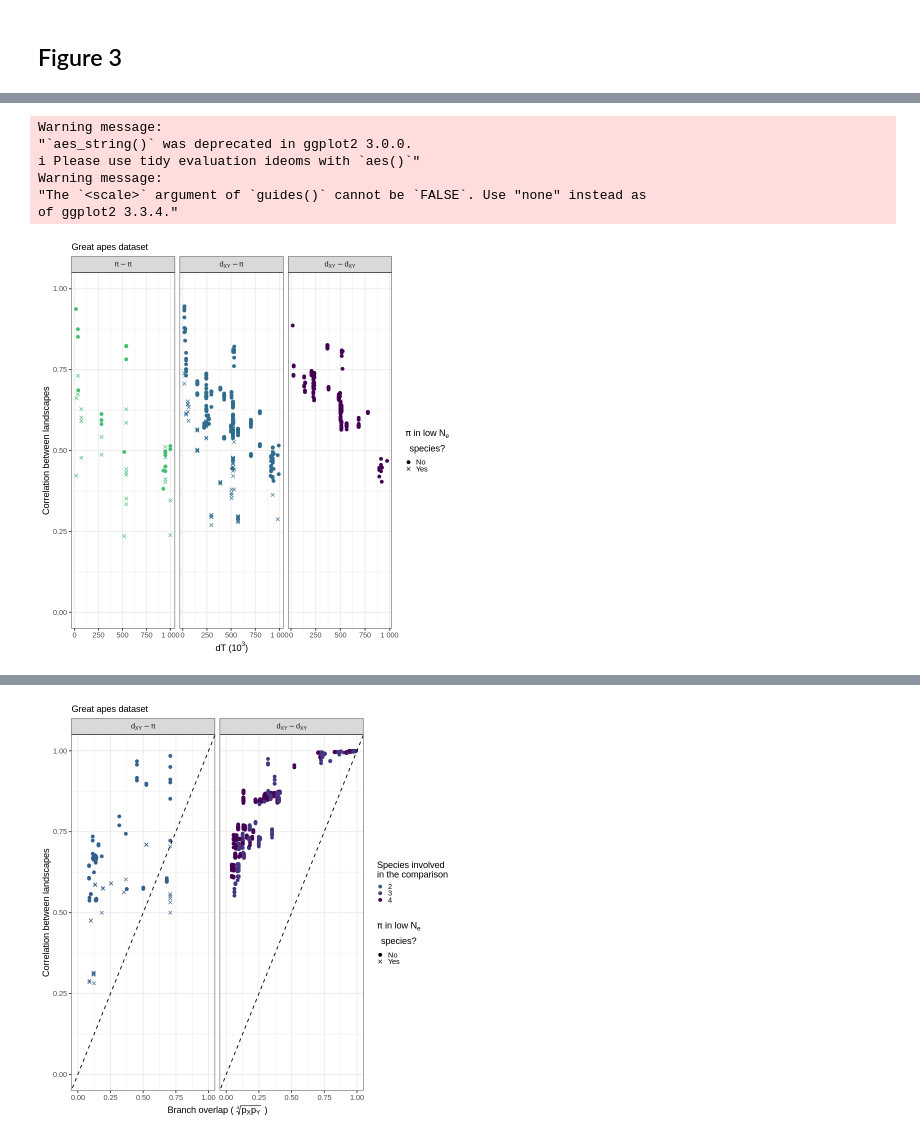
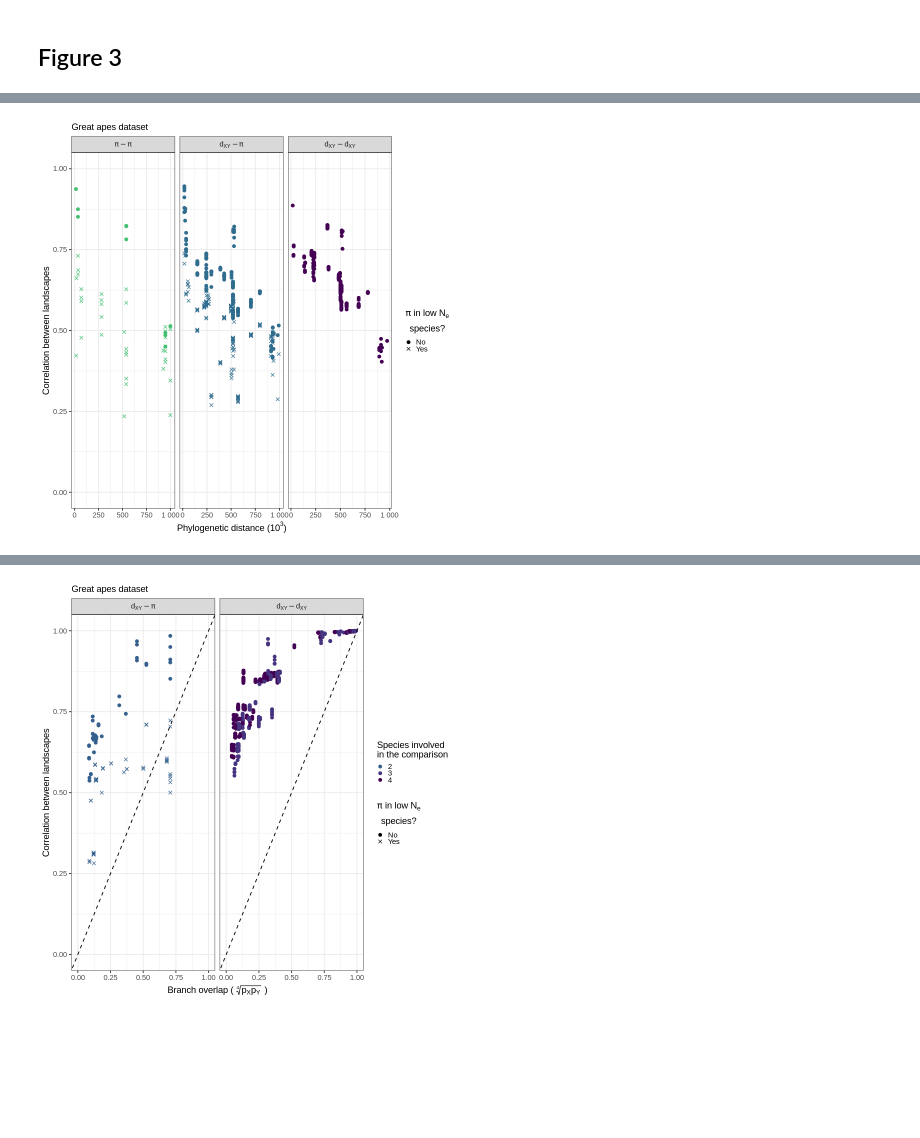
Before and after one commit to kr-colab/greatapes_sims, a Jupyter notebook: scripts/R/paper_figs.ipynb, the cells around one changed output, grey strips where cells are left out. Cells and saved outputs as stored; diff of their text form; code cells hidden in the pictures; blank space fills up the shorter version.

```diff
--- a/scripts/R/paper_figs.ipynb
+++ b/scripts/R/paper_figs.ipynb
@@ -88,29 +122,23 @@ df[,c("combo1","combo2")] = t(apply(df,1, function(x) sort(unlist(x[c("combo1",
 # %%
 corr_dt_panel = function(df,subt="", x_colname="dt", end=0.7, dxydxylab="d[XY]-d[XY]") {
     statcombolabs = c(`dxy_dxy`=dxydxylab, `dxy_pi`="d[XY]-pi", `pi_pi`="pi-pi")
     lownelabs = c(`TRUE`="Yes", `False`="No")
     p_dt = ggplot(df[df$has_shared == FALSE,], aes_string(y="value", x=x_colname, label="stat_combo1", label2="stat_combo2", shape="lowne", col="statcombo")) +
         geom_point() +
         scale_shape_manual(values=c(19, 4), labels=c("No", "Yes")) +
         scale_x_continuous(labels = label_number(scale = 1e-3)) +
         scale_color_viridis_d(direction=1, end=end) +
         facet_grid(.~factor(statcombo, levels=c("pi_pi", "dxy_pi", "dxy_dxy")), scales="free", labeller=as_labeller(statcombolabs, default=label_parsed)) +
-        labs(x=bquote("dT ("*10^3*")"), y="Correlation between landscapes", shape=bquote(atop(pi*" in low "*N[e], "species?")),
+        labs(x=bquote("Phylogenetic distance ("*10^3*")"), y="Correlation between landscapes", shape=bquote(atop(pi*" in low "*N[e], "species?")),
             subtitle=subt) +
         ylim(0,1) +
         guides(shape = guide_legend(title.position="top"), color=FALSE)+
         my_theme
     return(p_dt)
 }
 df$label = round(df$value,2)
 
 corr_dt_panel(df, subt="Great apes dataset")#+ geom_text_repel(data = df[(df$stat_combo1=="pi_humans" & df$stat_combo2=="pi_western-gorilla"),],aes(label = label))
 ggsave(filename=paste0(outpath,"cor-pidxy-dT_data.pdf"), width = 6.5, height = 3.0, units = "in", dpi=300)
 # %% [output]
-Warning message:
-"`aes_string()` was deprecated in ggplot2 3.0.0.
-i Please use tidy evaluation ideoms with `aes()`"
-Warning message:
-"The `<scale>` argument of `guides()` cannot be `FALSE`. Use "none" instead as
-of ggplot2 3.3.4."
-[figure, old version]
+[figure, new version]
```
Also changed, not shown: parts of 57 cells of this notebook, 16 other files.
